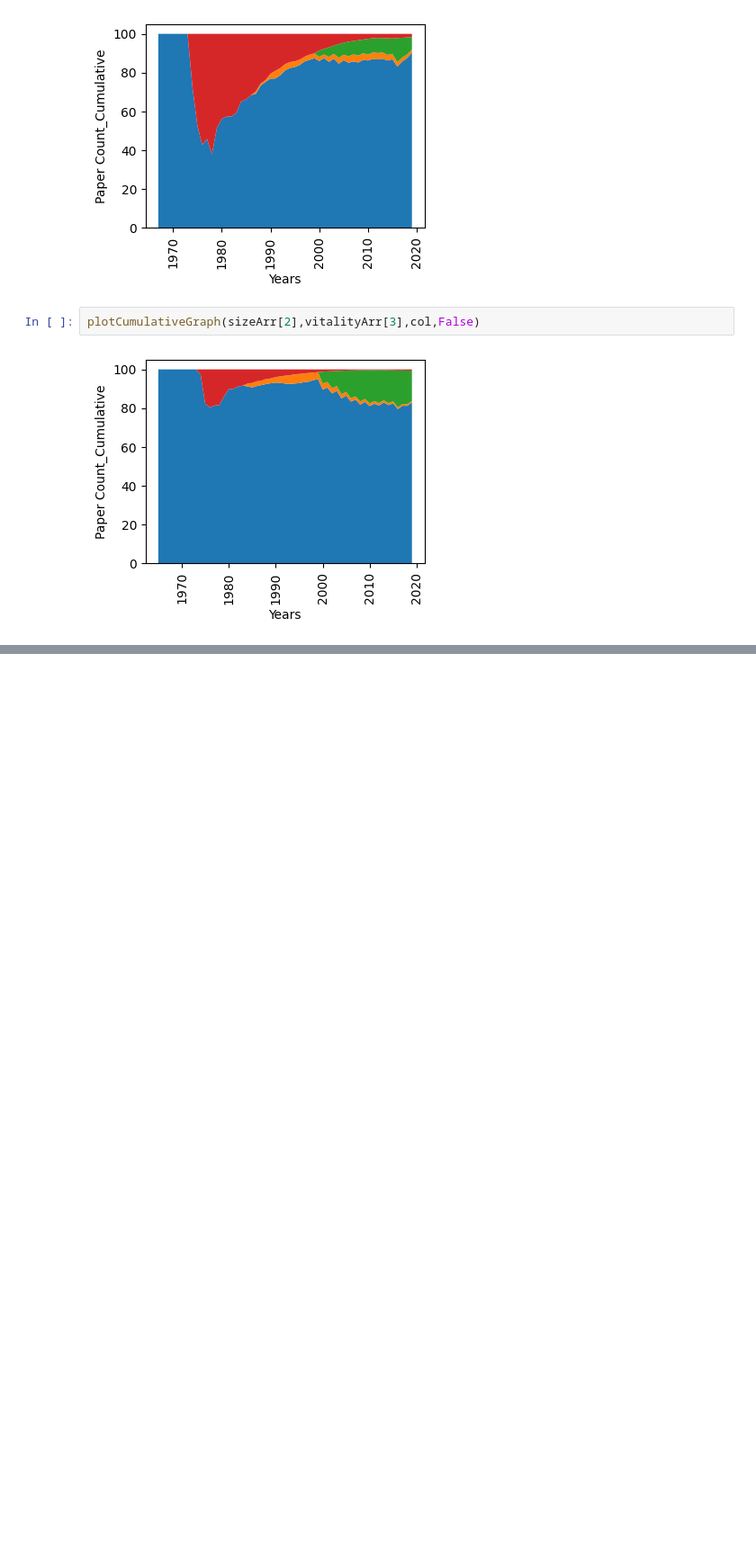
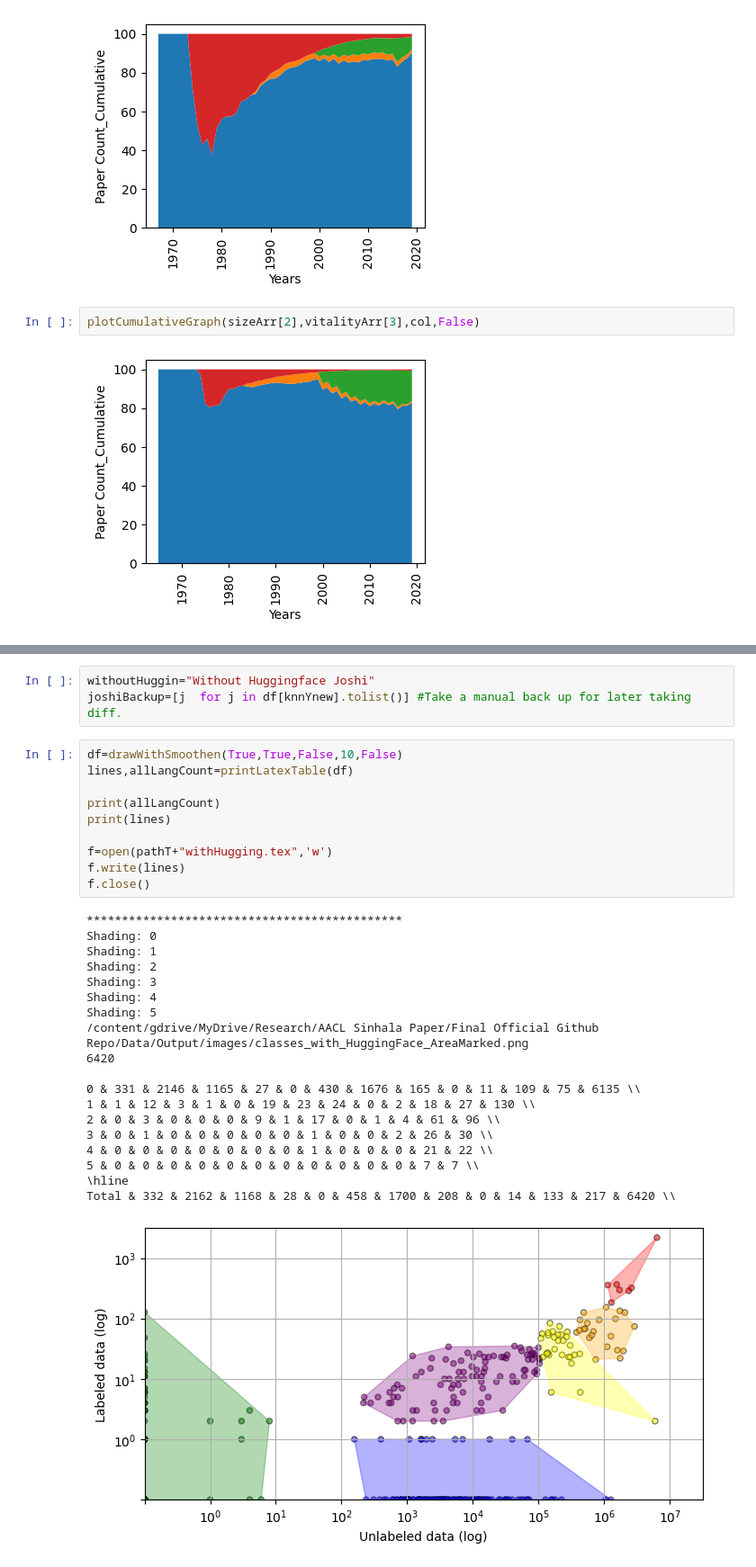
Before and after one commit to NisansaDdS/Some-Languages-are-More-Equal-than-Others, a Jupyter notebook: Generate Diagrams.ipynb, the cells around one changed output, grey strips where cells are left out. Shown at 90% size. Cells and saved outputs as stored; diff of their text form; blank space fills up the shorter version.

```diff
--- a/Generate Diagrams.ipynb
+++ b/Generate Diagrams.ipynb
@@ -757,0 +1129,33 @@ plotCumulativeGraph(sizeArr[2],vitalityArr[3],col,False)
+# %%
+withoutHuggin="Without Huggingface Joshi"
+joshiBackup=[j  for j in df[knnYnew].tolist()] #Take a manual back up for later taking diff.
+# %%
+df=drawWithSmoothen(True,True,False,10,False)
+lines,allLangCount=printLatexTable(df)
+
+print(allLangCount)
+print(lines)
+
+f=open(pathT+"withHugging.tex",'w')
+f.write(lines)
+f.close()
+# %% [output]
+*********************************************
+Shading: 0
+Shading: 1
+Shading: 2
+Shading: 3
+Shading: 4
+Shading: 5
+/content/gdrive/MyDrive/Research/AACL Sinhala Paper/Final Official Github Repo/Data/Output/images/classes_with_HuggingFace_AreaMarked.png
+6420
+
+0 & 331 & 2146 & 1165 & 27 & 0 & 430 & 1676 & 165 & 0 & 11 & 109 & 75 & 6135 \\
+1 & 1 & 12 & 3 & 1 & 0 & 19 & 23 & 24 & 0 & 2 & 18 & 27 & 130 \\
+2 & 0 & 3 & 0 & 0 & 0 & 9 & 1 & 17 & 0 & 1 & 4 & 61 & 96 \\
+3 & 0 & 1 & 0 & 0 & 0 & 0 & 0 & 1 & 0 & 0 & 2 & 26 & 30 \\
+4 & 0 & 0 & 0 & 0 & 0 & 0 & 0 & 1 & 0 & 0 & 0 & 21 & 22 \\
+5 & 0 & 0 & 0 & 0 & 0 & 0 & 0 & 0 & 0 & 0 & 0 & 7 & 7 \\
+\hline
+Total & 332 & 2162 & 1168 & 28 & 0 & 458 & 1700 & 208 & 0 & 14 & 133 & 217 & 6420 \\
+[figure, added]
```
Also changed, not shown: parts of 15 cells of this notebook, 5 other files.
